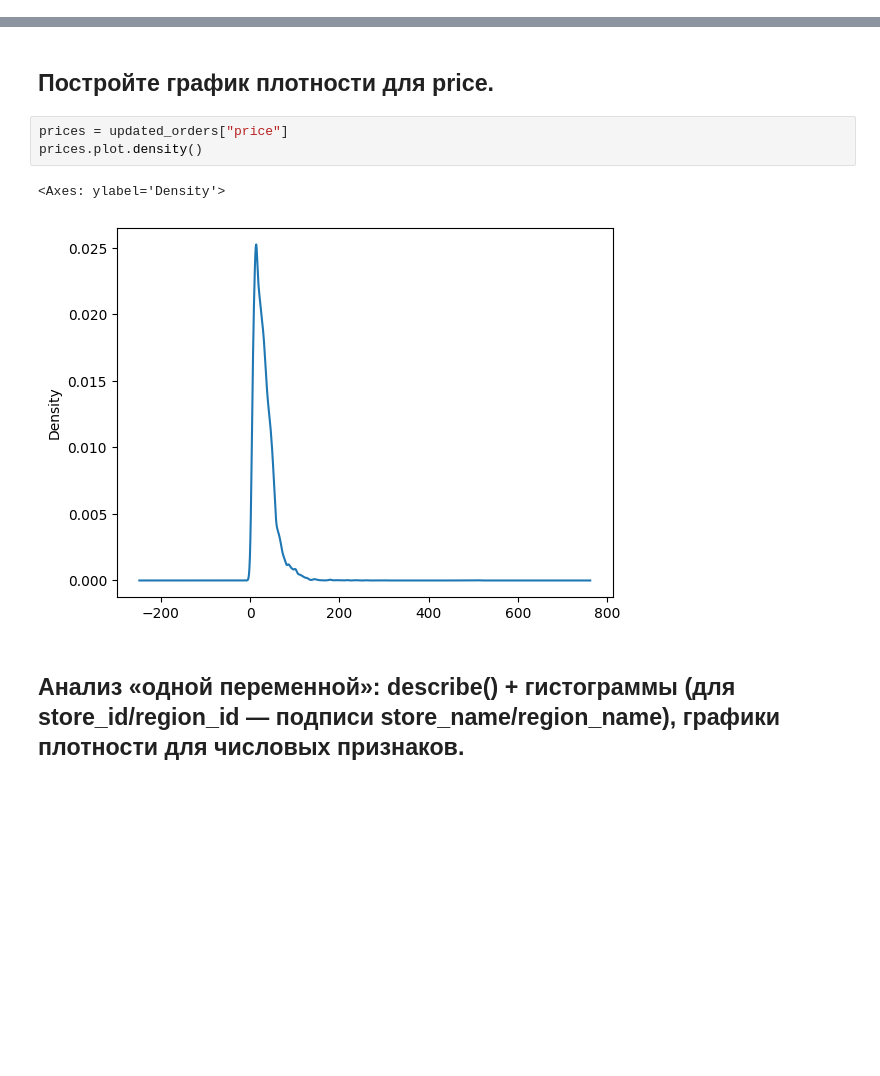
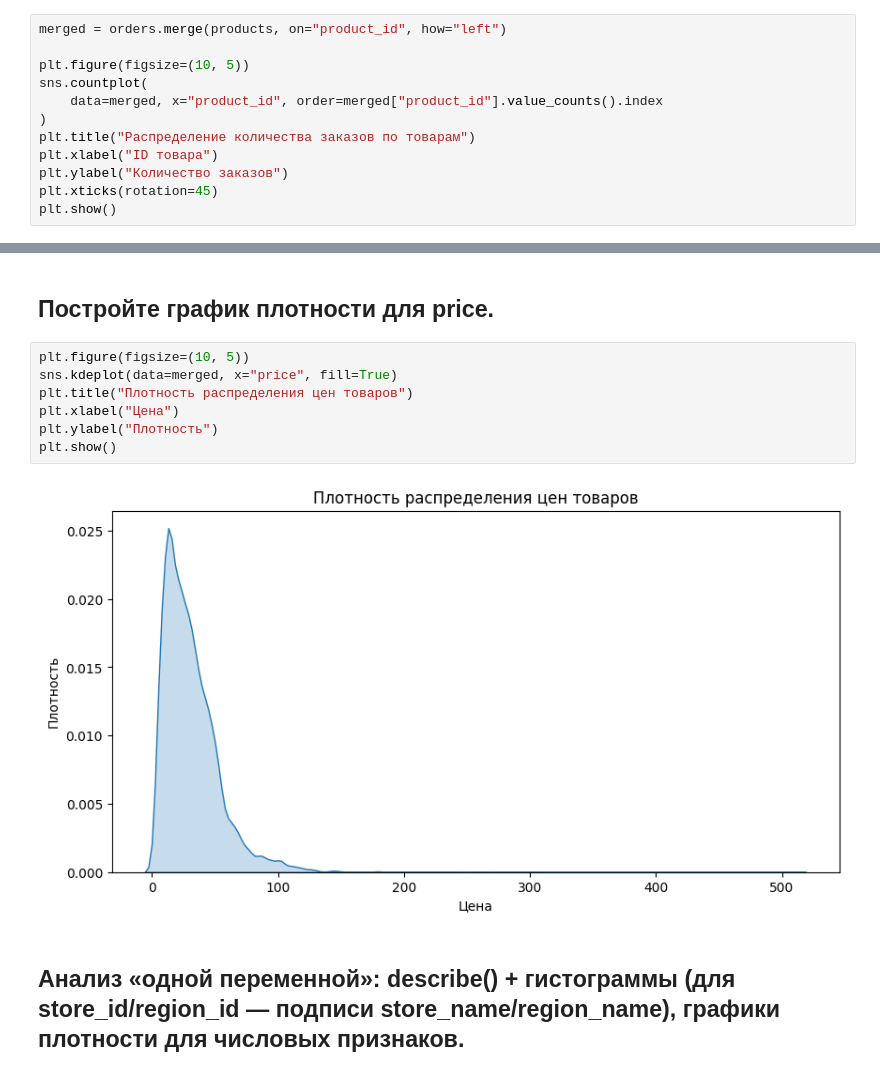
Before and after one commit to nepridumalnik/it-lms-course, a Jupyter notebook: module_2/task.ipynb, the cells around one changed output, grey strips where cells are left out. Cells and saved outputs as stored; diff of their text form; blank space fills up the shorter version.

```diff
--- a/module_2/task.ipynb
+++ b/module_2/task.ipynb
@@ -189,0 +192,12 @@ make_histogram(products, "product_id", "name_product")
+# %%
+merged = orders.merge(products, on="product_id", how="left")
+
+plt.figure(figsize=(10, 5))
+sns.countplot(
+    data=merged, x="product_id", order=merged["product_id"].value_counts().index
+)
+plt.title("Распределение количества заказов по товарам")
+plt.xlabel("ID товара")
+plt.ylabel("Количество заказов")
+plt.xticks(rotation=45)
+plt.show()
@@ -190,11 +206,14 @@ make_histogram(products, "product_id", "name_product")
 # %% [markdown]
 ## Постройте график плотности для price.
 # %%
-prices = updated_orders["price"]
-prices.plot.density()
+plt.figure(figsize=(10, 5))
+sns.kdeplot(data=merged, x="price", fill=True)
+plt.title("Плотность распределения цен товаров")
+plt.xlabel("Цена")
+plt.ylabel("Плотность")
+plt.show()
 # %% [output]
-<Axes: ylabel='Density'>
-[figure, old version]
+[figure, new version]
 # %% [markdown]
 ## Анализ «одной переменной»: describe() + гистограммы (для store_id/region_id — подписи store_name/region_name), графики плотности для числовых признаков.
 # %%
```
Also changed, not shown: parts of 8 cells of this notebook, 3 other files.
